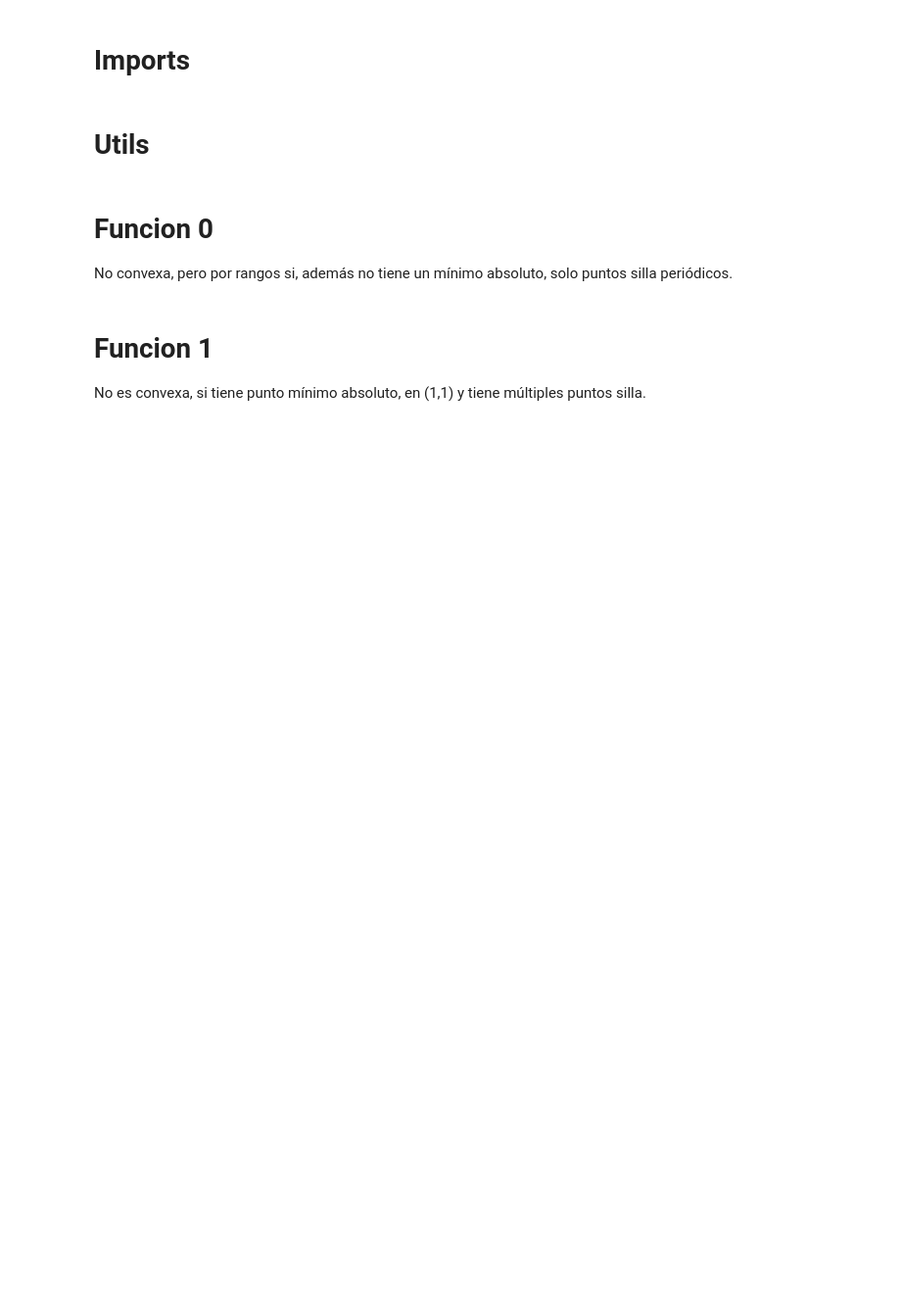
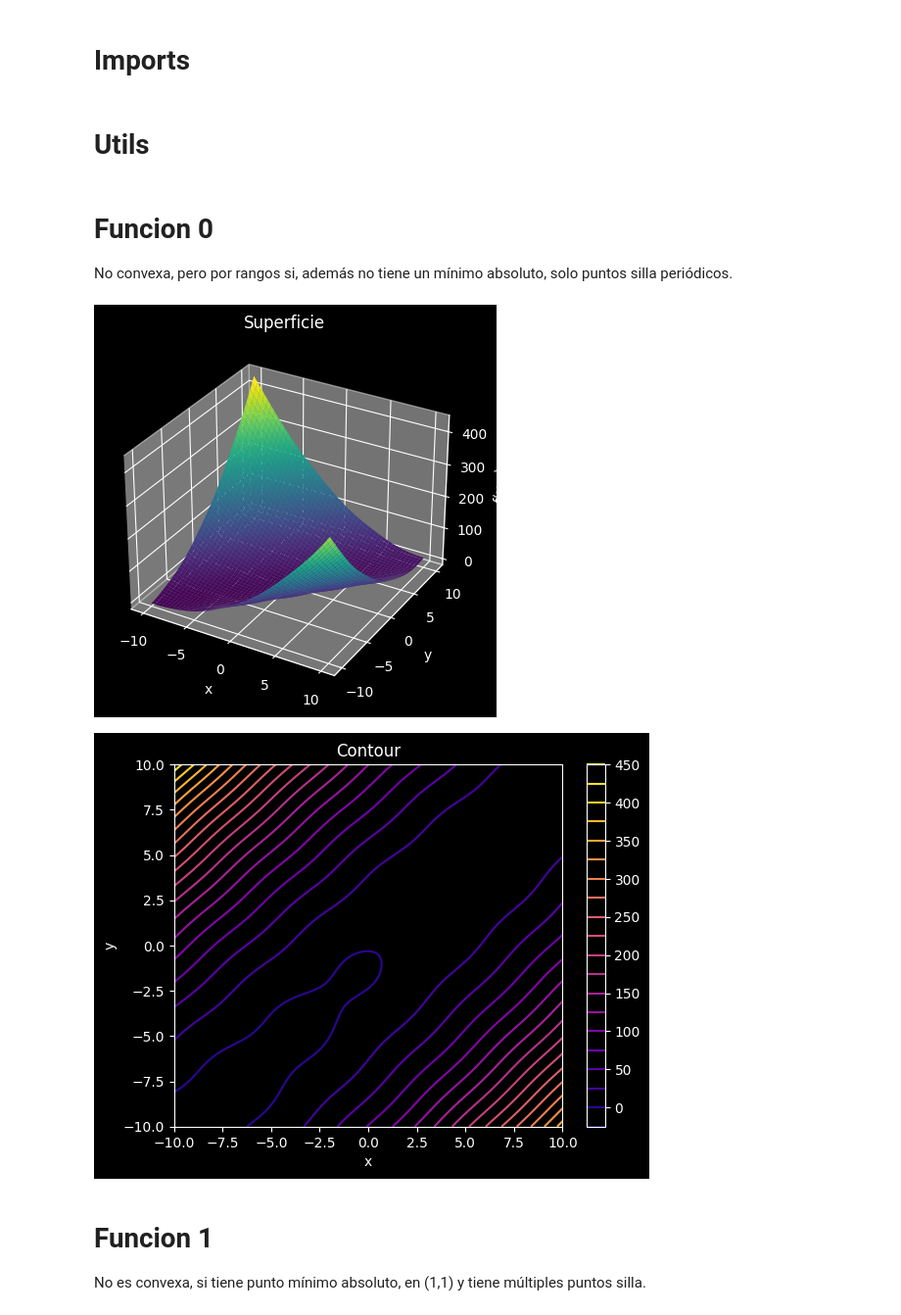
Before and after one commit to Luco1421/TPs_IA, a Jupyter notebook: TP1.ipynb, the cells around one changed output. Shown at 98% size. Drawn from its saved outputs; the diff is of its cells as text; code cells hidden in the pictures; blank space fills up the shorter version.

```diff
--- a/TP1.ipynb
+++ b/TP1.ipynb
@@ -12,8 +26,8 @@ import pandas as pd
 import math
 
 PI = torch.pi
-MIN_PLOT = -1e2
-MAX_PLOT = 1e2
+MIN_PLOT = -10
+MAX_PLOT = 10
 PLOT_GAP = 600
 LEVELS = 20
 
@@ -111,17 +125,20 @@ No convexa, pero por rangos si, además no tiene un mínimo absoluto, solo punto
 # %%
 
 def f0(x, y, lib):
     return lib.sin(x + y) + (x - y) ** 2 - 1.5 * x + 2.5 * y + 1
 
 def gradient0(x, y):
     nx = torch.cos(x + y) + 2*(x - y) - 1.5
-    ny = torch.cos(x + y) - 2*(x + y) + 2.5
+    ny = torch.cos(x + y) - 2*(x - y) + 2.5
     return torch.tensor([nx, ny])
 
 func0 = Function(f0,gradient0)
 plot.make_surface(func0)
 plot.make_contour(func0)
 plot.show()
+# %% [output]
+[figure, added]
+[figure, added]
 # %% [markdown]
 # Funcion 1
 No es convexa, si tiene punto mínimo absoluto, en (1,1) y tiene múltiples puntos silla.
```
Also changed, not shown: parts of 11 cells of this notebook.
